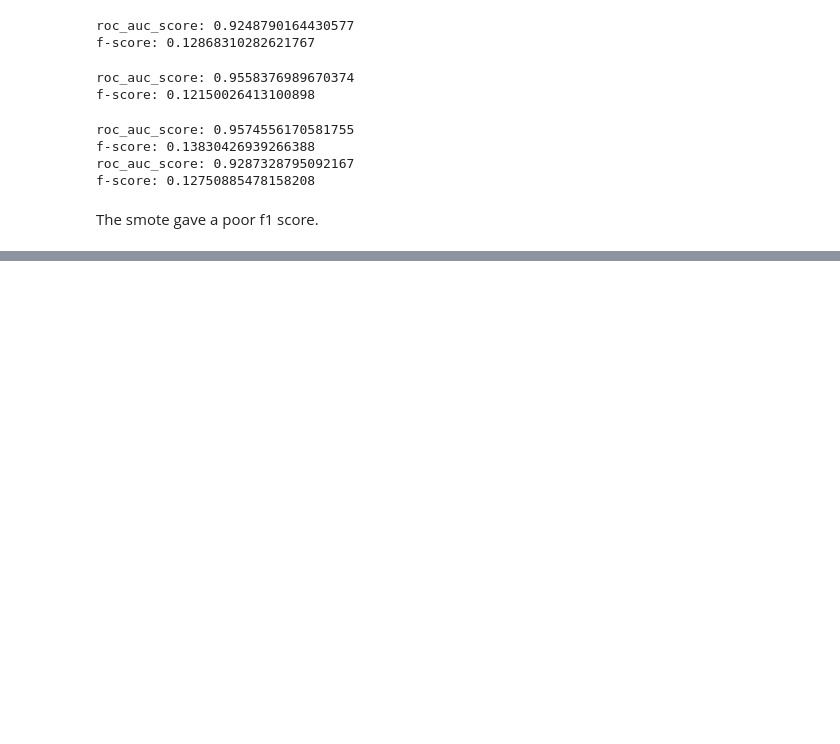
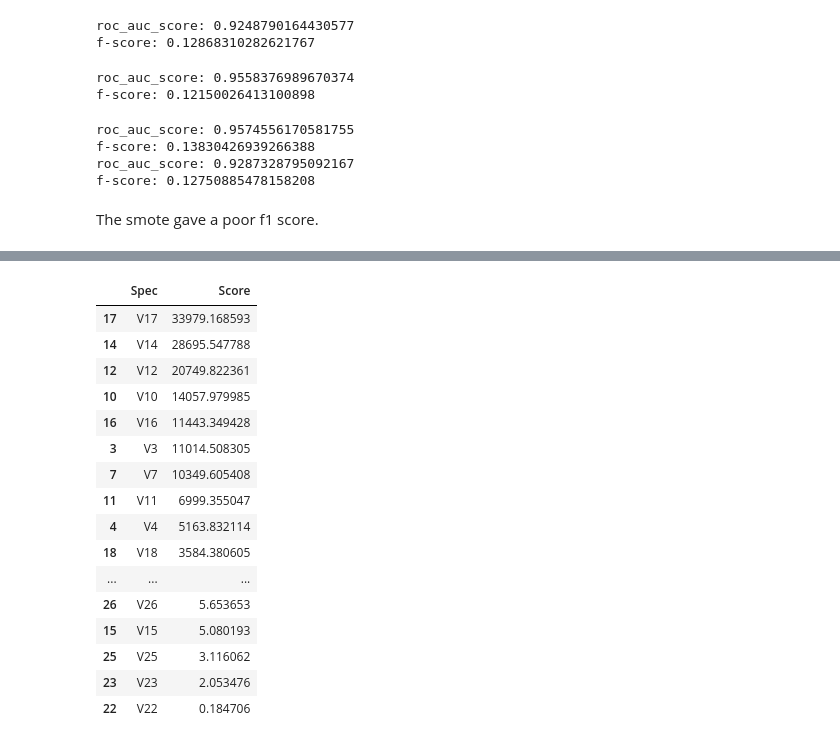
Before and after one commit to HamoyeHQ/g01-fraud-detection, a Jupyter notebook: model/ML models/SVM (linear kernel).ipynb, the cells around one changed output, grey strips where cells are left out. Drawn from its saved outputs; the diff is of its cells as text; code cells hidden in the pictures; blank space fills up the shorter version.

```diff
--- a/model/ML models/SVM (linear kernel).ipynb
+++ b/model/ML models/SVM (linear kernel).ipynb
@@ -424,0 +476,20 @@ The smote gave a poor f1 score.
+# %%
+important.sort_values('Score', ascending=False, )
+# %% [output]
+|  | Spec | Score |
+| 17 | V17 | 33979.168593 |
+| 14 | V14 | 28695.547788 |
+| 12 | V12 | 20749.822361 |
+| 10 | V10 | 14057.979985 |
+| 16 | V16 | 11443.349428 |
+| 3 | V3 | 11014.508305 |
+| 7 | V7 | 10349.605408 |
+| 11 | V11 | 6999.355047 |
+| 4 | V4 | 5163.832114 |
+| 18 | V18 | 3584.380605 |
+| ... | ... | ... |
+| 26 | V26 | 5.653653 |
+| 15 | V15 | 5.080193 |
+| 25 | V25 | 3.116062 |
+| 23 | V23 | 2.053476 |
+| 22 | V22 | 0.184706 |
```
Also changed, not shown: parts of 63 cells of this notebook.
